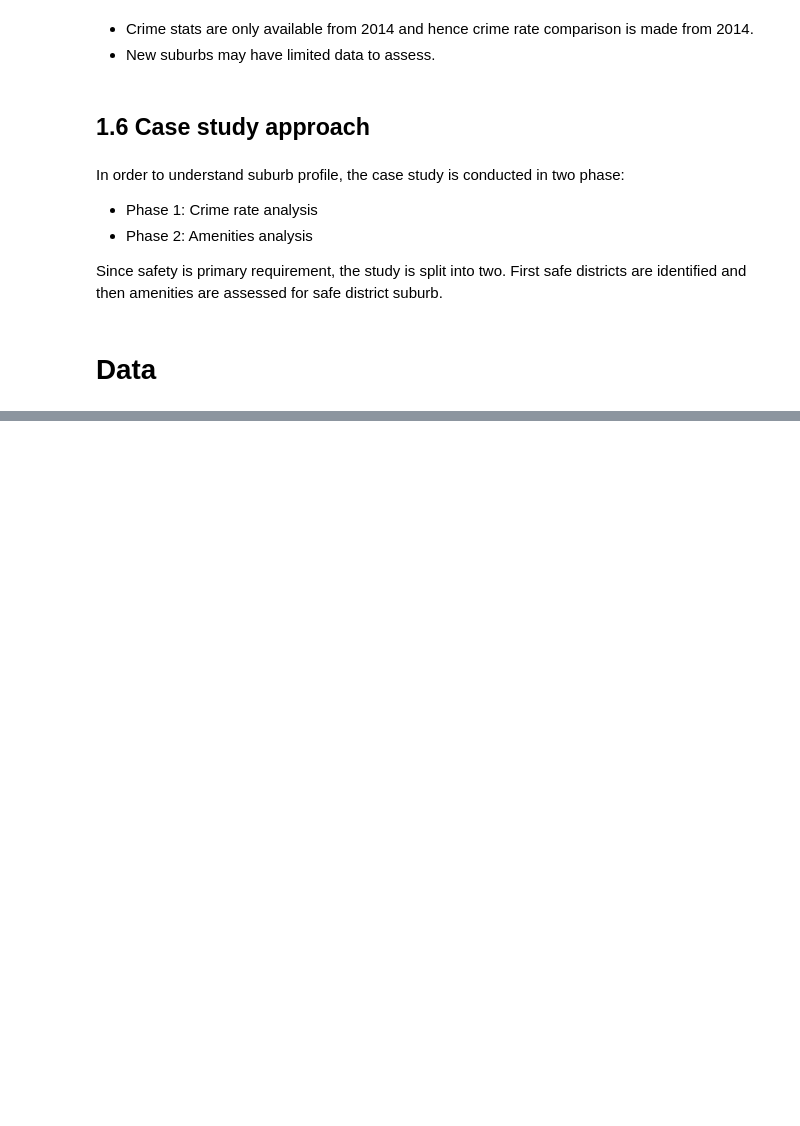
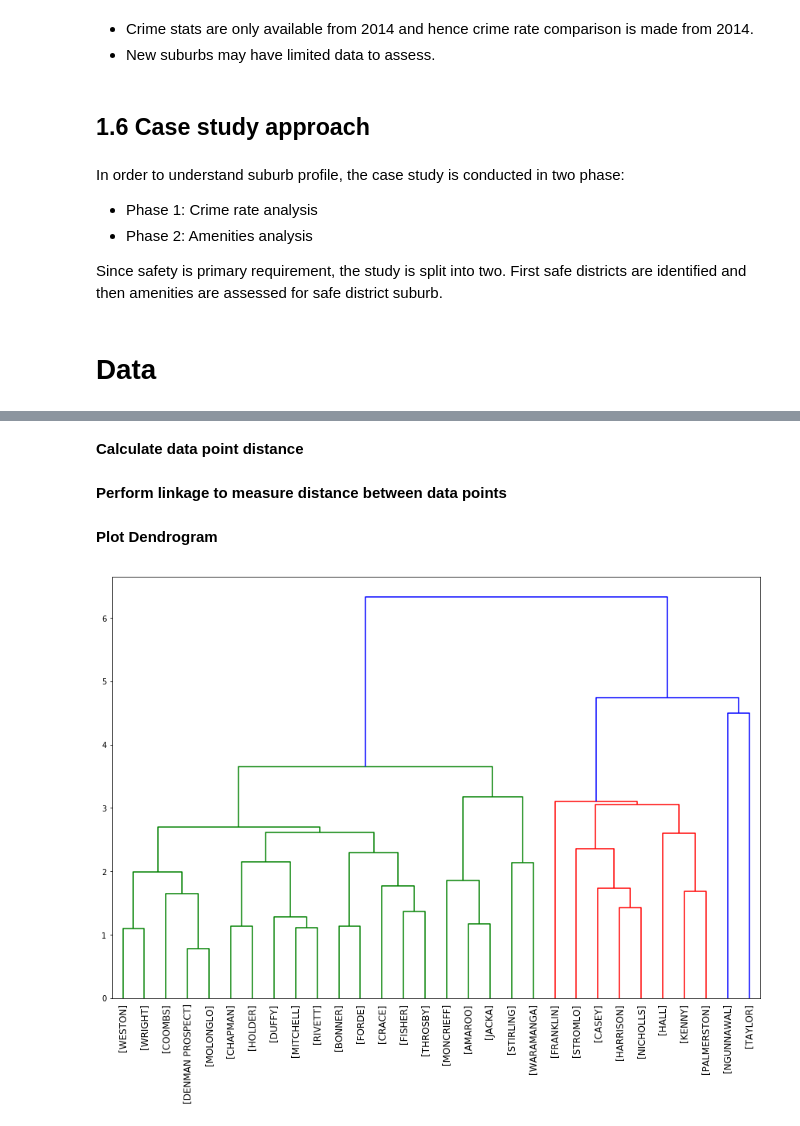
Before and after one commit to radhikakannan/Capstone, a Jupyter notebook: CanberraSuburbProfileAnalysis.ipynb, the cells around one changed output, grey strips where cells are left out. Cells and saved outputs as stored; diff of their text form; code cells hidden in the pictures; blank space fills up the shorter version.

```diff
--- a/CanberraSuburbProfileAnalysis.ipynb
+++ b/CanberraSuburbProfileAnalysis.ipynb
@@ -55,0 +770,3 @@ Amenities data are in JSON format and hence no data manipulation is done.
+# %%
+dropped_sub_df = required_cols_gmw.drop('Suburb',axis=1)
+dropped_sub_df.head()
@@ -55,0 +782,6 @@ Amenities data are in JSON format and hence no data manipulation is done.
+# %%
+from sklearn.preprocessing import MinMaxScaler
+x = dropped_sub_df.values.astype(float) #returns a numpy array df['colname'] = df['colname'].astype(float)
+min_max_scaler = MinMaxScaler()
+feature_mtx = min_max_scaler.fit_transform(x)
+feature_mtx [0:5]
@@ -55,0 +804,25 @@ Amenities data are in JSON format and hence no data manipulation is done.
+# %% [markdown]
+**Calculate data point distance**
+# %%
+import scipy
+leng = feature_mtx.shape[0]
+D = scipy.zeros([leng,leng])
+for i in range(leng):
+    for j in range(leng):
+        D[i,j] = scipy.spatial.distance.euclidean(feature_mtx[i], feature_mtx[j])
+# %% [markdown]
+**Perform linkage to measure distance between data points**
+# %%
+import pylab
+from scipy.cluster import hierarchy
+Z = hierarchy.linkage(D, 'complete')
+# %% [markdown]
+**Plot Dendrogram**
+# %%
+fig = pylab.figure(figsize=(15,10))
+def llf(id):
+    return '[%s]' % (required_cols_gmw['Suburb'][id] )
+
+dendro = hierarchy.dendrogram(Z,  leaf_label_func=llf, leaf_rotation=90, leaf_font_size =12)
+# %% [output]
+[figure, added]
```
Also changed, not shown: parts of 103 cells of this notebook.
